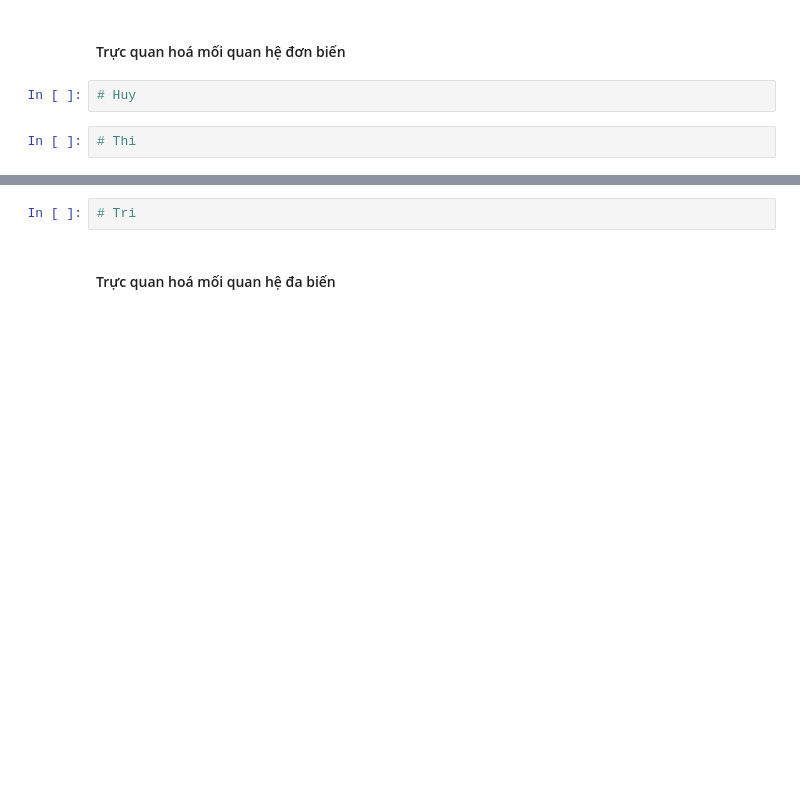
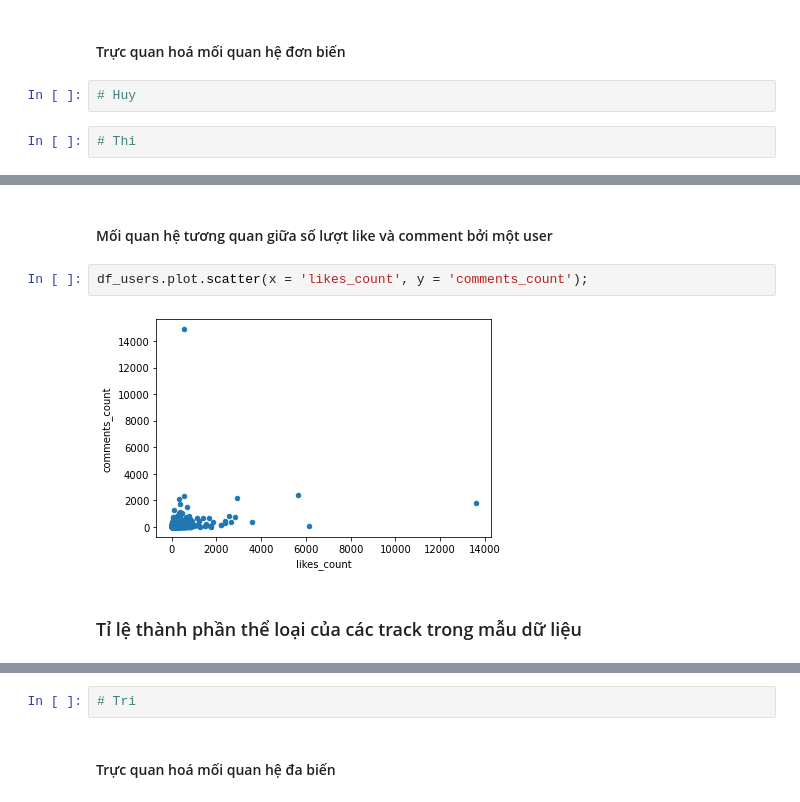
Before and after one commit to owfdataboy/DS-Project02, a Jupyter notebook: project02.ipynb, the cells around one changed output, grey strips where cells are left out. Saved outputs shown, nothing was run; the diff lists cells and outputs as text; blank space fills up the shorter version.

```diff
--- a/project02.ipynb
+++ b/project02.ipynb
@@ -251,0 +260,8 @@ format_empty_vals(df_users)
+# %% [markdown]
+#### Mối quan hệ tương quan giữa số lượt like và comment bởi một user
+# %%
+df_users.plot.scatter(x = 'likes_count', y = 'comments_count');
+# %% [output]
+[figure, added]
+# %% [markdown]
+### Tỉ lệ thành phần thể loại của các track trong mẫu dữ liệu
```
Also changed, not shown: parts of 16 cells of this notebook.
